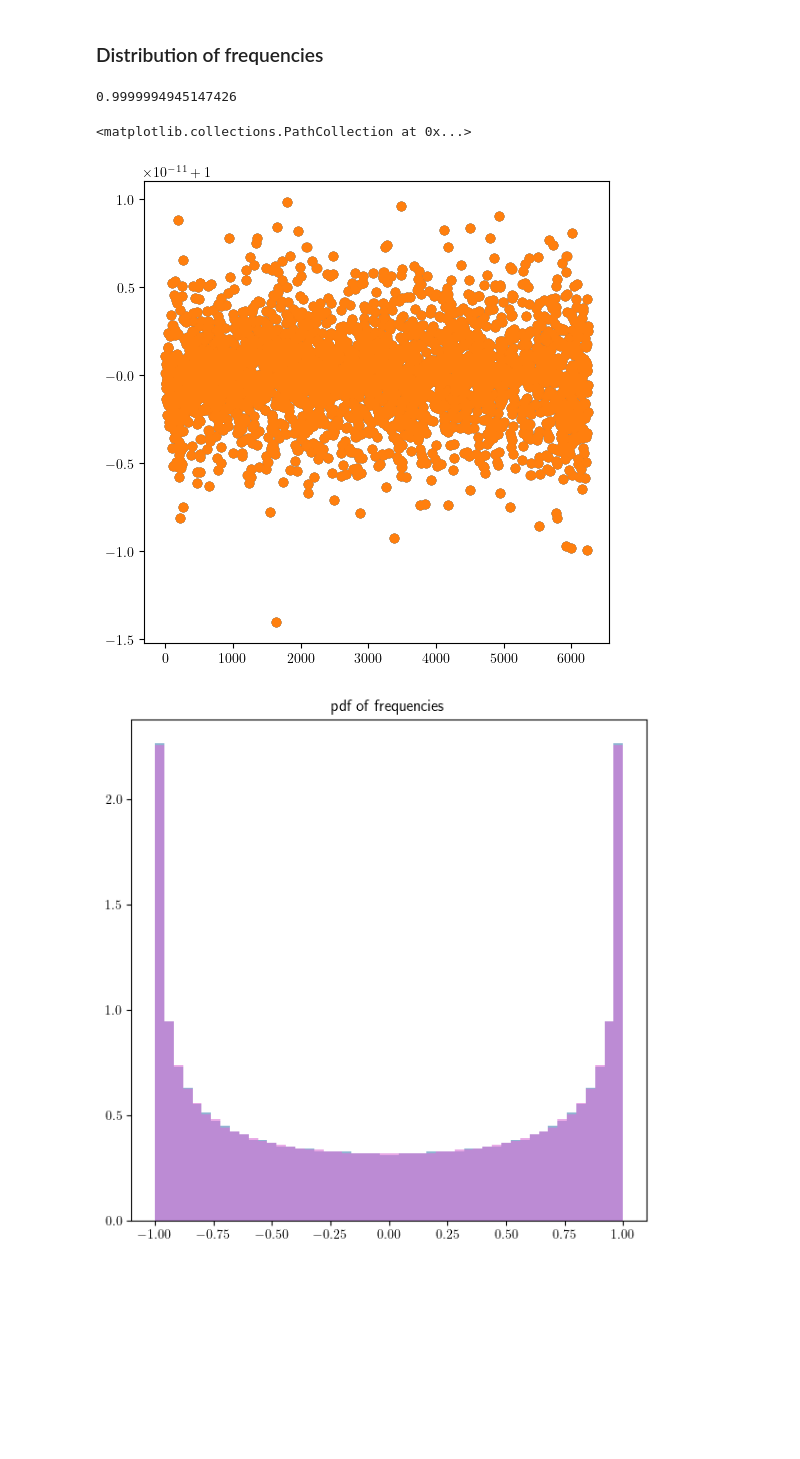
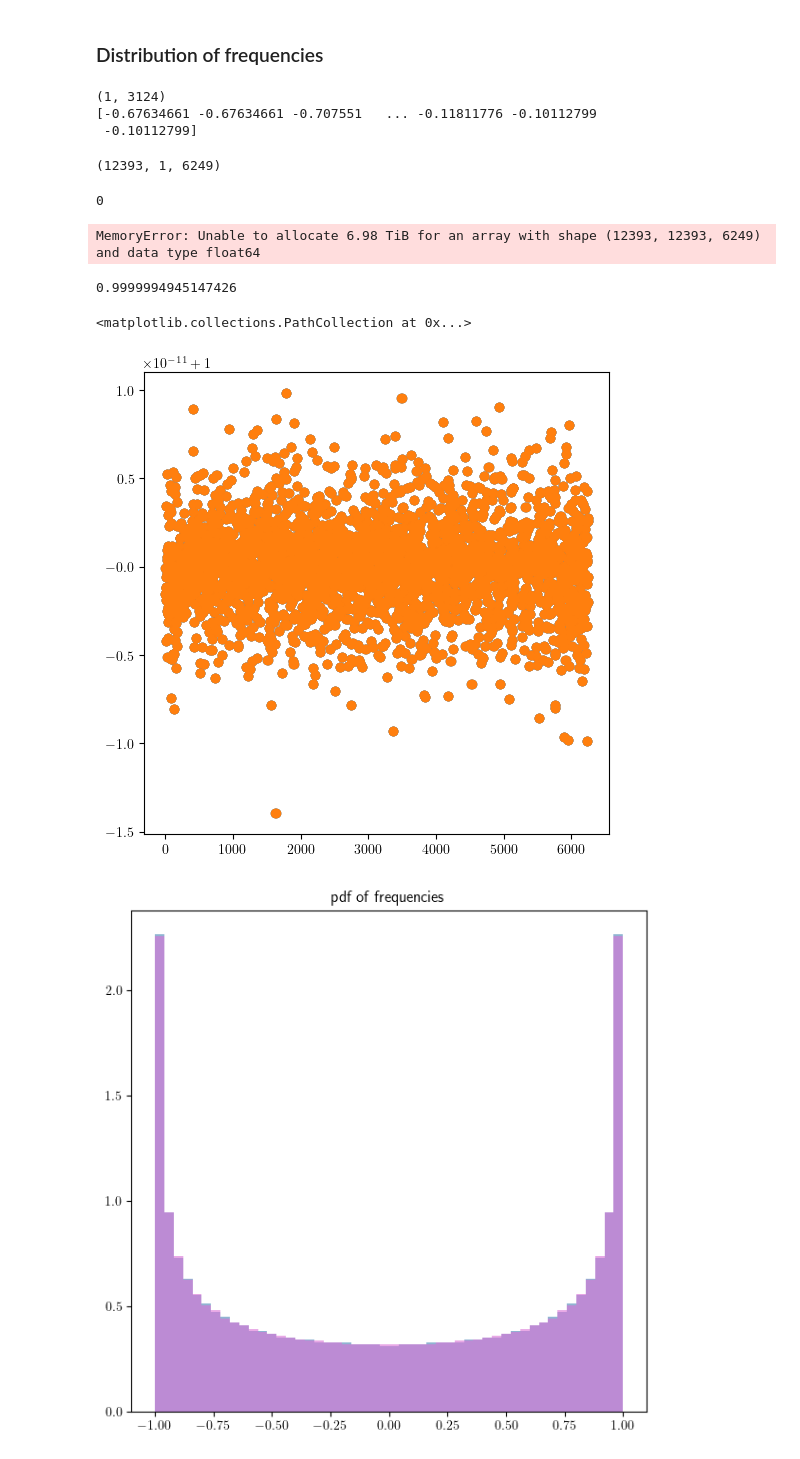
Before and after one commit to Julielmnt/Stage_M2, a Jupyter notebook: code/DMD.ipynb, the cells around one changed output. Saved outputs shown, nothing was run; the diff lists cells and outputs as text; code cells hidden in the pictures; blank space fills up the shorter version.

```diff
--- a/code/DMD.ipynb
+++ b/code/DMD.ipynb
@@ -27,7 +30,8 @@ matplotlib.pyplot.rc('text', usetex=True)
 fontsize = 18
 # %%
 from data_analysis import Simulation
-current_directory = '/home/julielimonet/Documents/Stage_M2/'
+from data_analysis import compatible_path
+current_directory = compatible_path('../')
 
 simulation = Simulation(current_directory)
 time, x, z, u, w, T, umean, wmean, Tmean = simulation.import_data()
@@ -411,3 +424,39 @@ eigval_i = np.imag(dmd.eigenvalues)
+# %%
+idx_pos_real = np.where(eigval_r < 0)
+print(np.shape(idx_pos_real))
+print(eigval_r[idx_pos_real])
+# %% [output]
+(1, 3124)
+[-0.67634661 -0.67634661 -0.707551   ... -0.11811776 -0.10112799
+ -0.10112799]
+# %%
+print(np.shape(reconstructed_data))
+# %% [output]
+(12393, 1, 6249)
+# %%
+N_modes = np.arange(1, 6248, step = 150)
+residuals = np.zeros(len(N_modes))
+for i,j in enumerate(N_modes):
+    reconstructed_data = dmd.reconstruct_data(idx_pos_real[:j])
+    print(i)
+    residual = dmd.X - reconstructed_data
+
+    r = np.linalg.norm(residual, 'fro')
+    residuals[i] = r/np.linalg.norm(dmd.X, 'fro')
+    U_reconstructed = np.reshape(np.swapaxes(reconstructed_data, 0, 1)[:,:h*l], (m,h,l))
+    W_reconstructed = np.reshape(np.swapaxes(reconstructed_data, 0, 1)[:,h*l:2*h*l], (m,h,l))
+    T_reconstructed = np.reshape(np.swapaxes(reconstructed_data, 0, 1)[:,2*h*l:3*h*l], (m,h,l))
+
+    from data_analysis import Simulation
+    reconstructed_simulation = Simulation(current_directory)
+    reconstructed_simulation.reconstruct_simulation(U_reconstructed, W_reconstructed, T_reconstructed)
+    uz_reconstructed, uz_reconstructed_mean = reconstructed_simulation.UZ()
+    plot_uz(time, uz_reconstructed, uz, uzmean, N_modes, j, residuals, fontsize)
+    plt.savefig(compatible_path(f'../results/DMD/uz/uz_{j}.png',dpi=300))
+    plt.close()
+# %% [output]
+0
+MemoryError: Unable to allocate 6.98 TiB for an array with shape (12393, 12393, 6249) and data type float64
 # %%
 np.max(eigval_r)
 # %% [output]
@@ -415,12 +464,11 @@ np.max(eigval_r)
 # %%
 magnitudes = np.abs(dmd.eigenvalues)
 
 fig, ax = plt.subplots(figsize = (6,6))
 plt.scatter(np.arange(1,len(magnitudes) + 1, step = 1), magnitudes)
-plt.scatter(np.arange(1,len(magnitudes) + 1, step = 1), np.sqrt(eigval_i**2 + eigval_r**2))
 # %% [output]
 <matplotlib.collections.PathCollection at 0x...>
-[figure, old version]
+[figure, new version]
 # %%
 fig, ax = plt.subplots(figsize = (6,6))
 ax.hist(eigval_i[np.where(eigval_r > 0)], bins=50, density=True, alpha=0.6, color='steelblue', histtype = 'bar')
```
Also changed, not shown: parts of 6 cells of this notebook, 2 other files.
